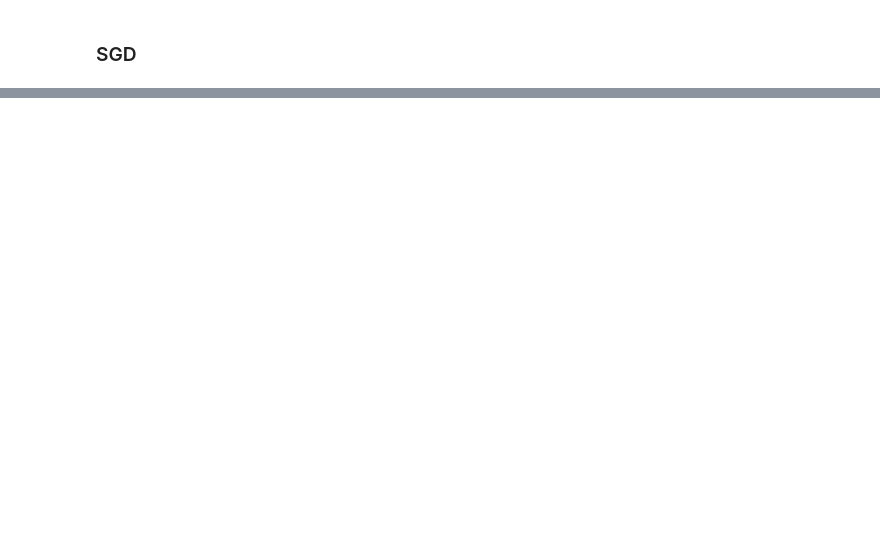
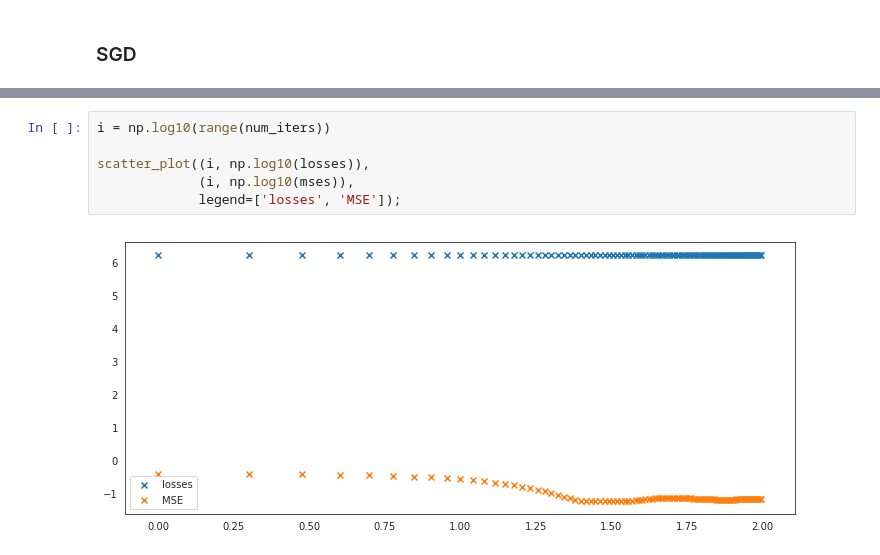
Before and after one commit to dsevero/generative-models, a Jupyter notebook: experiments/Bayes-by-Backprop/notebooks/Weight Uncertainty in Neural Networks.ipynb, the cells around one changed output, grey strips where cells are left out. Drawn from its saved outputs; the diff is of its cells as text; blank space fills up the shorter version.

```diff
--- a/experiments/Bayes-by-Backprop/notebooks/Weight Uncertainty in Neural Networks.ipynb
+++ b/experiments/Bayes-by-Backprop/notebooks/Weight Uncertainty in Neural Networks.ipynb
@@ -180,0 +262,8 @@ optimized_params = adam(grad(objective), params_init,
+# %%
+i = np.log10(range(num_iters))
+
+scatter_plot((i, np.log10(losses)),
+             (i, np.log10(mses)),
+             legend=['losses', 'MSE']);
+# %% [output]
+[figure, added]
```
Also changed, not shown: parts of 11 cells of this notebook.
